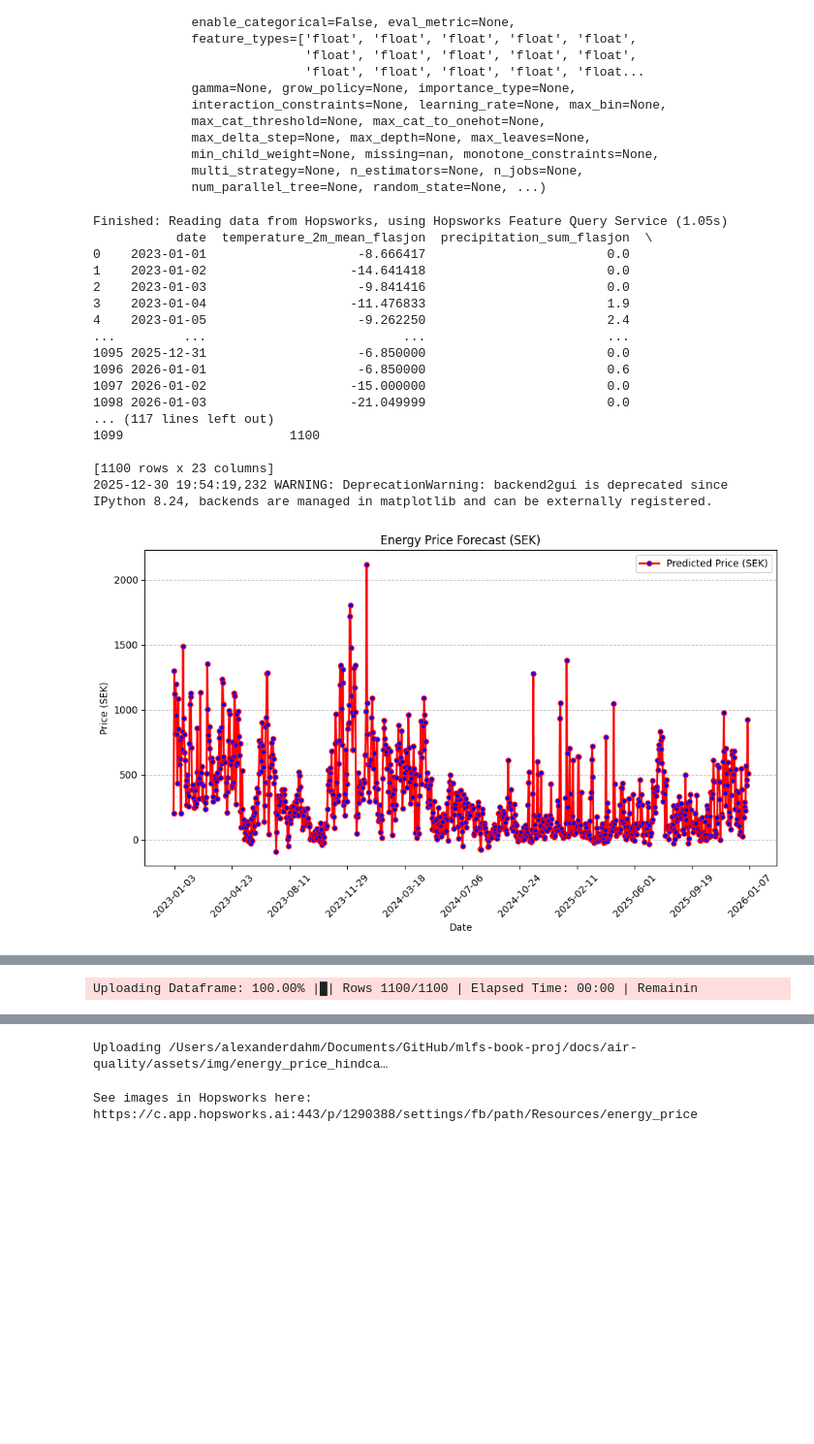
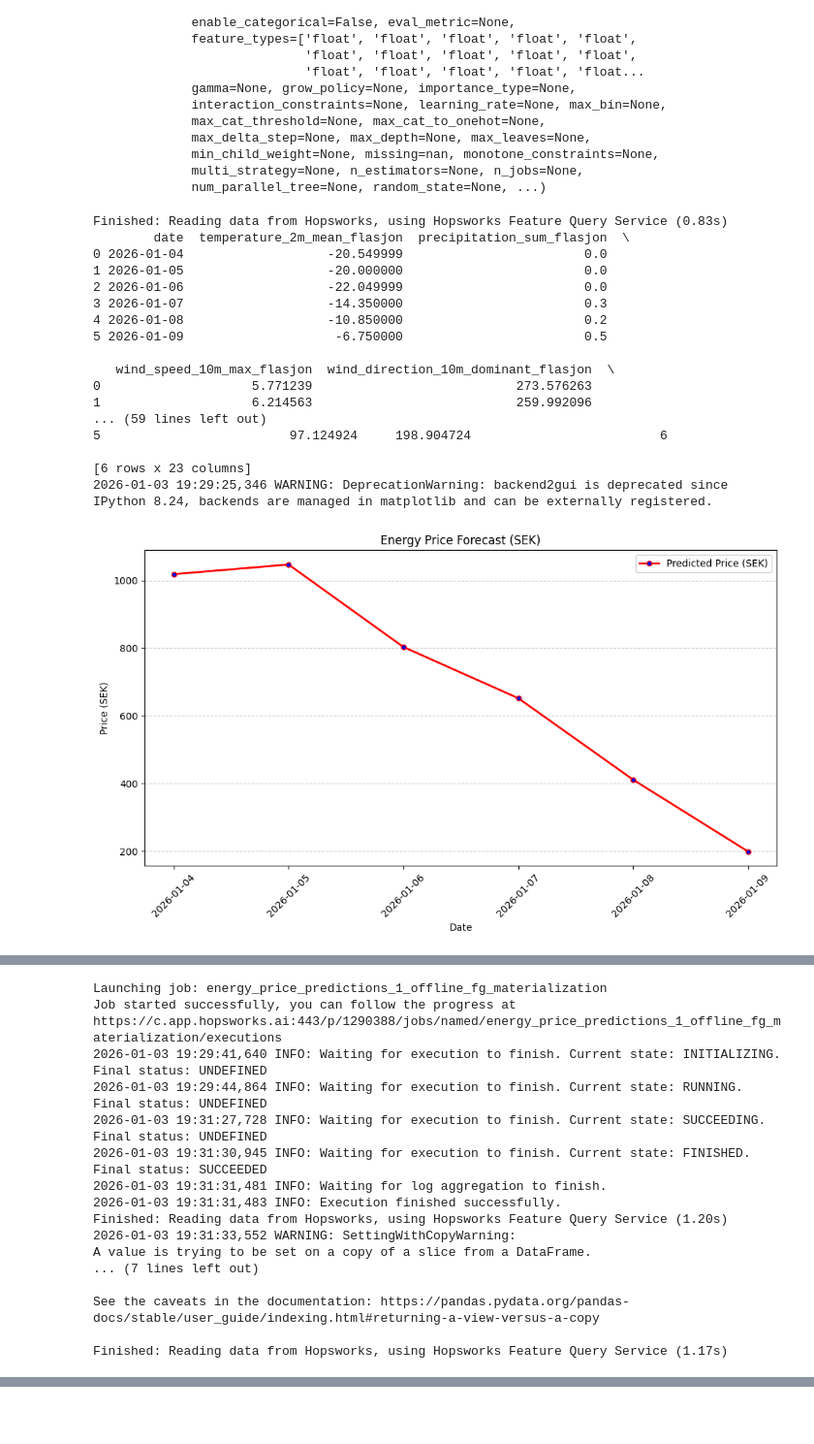
Before and after one commit to Flipperj/mlfs-book-proj, a Jupyter notebook: notebooks/airquality/4_air_quality_batch_inference.ipynb, the cells around one changed output, grey strips where cells are left out. Shown at 97% size. Saved outputs shown, nothing was run; the diff lists cells and outputs as text; code cells hidden in the pictures; blank space fills up the shorter version.

```diff
--- a/notebooks/airquality/4_air_quality_batch_inference.ipynb
+++ b/notebooks/airquality/4_air_quality_batch_inference.ipynb
@@ -157,7 +148,7 @@ energy_price_fg = fs.get_feature_group(
 )
 
 # Get batch data for predictions
-batch_data = weather_fg.read()
+batch_data = weather_fg.filter(weather_fg.date >= today).read()
 batch_data['date'] = pd.to_datetime(batch_data['date'], utc=True).dt.tz_convert(None)
 batch_data = batch_data.sort_values('date').reset_index(drop=True)
 
@@ -212,47 +203,52 @@ monitor_fg.insert(batch_data, wait=True)
 energy_price_df = energy_price_fg.read()
 energy_price_df['date'] = pd.to_datetime(energy_price_df['date'], utc=True).dt.tz_convert(None)
 
 outcome_df = energy_price_df[['date', 'sek']]
 preds_df = batch_data[['date', 'predicted_sek']]
 
 preds_df['date'] = pd.to_datetime(preds_df['date']).dt.tz_localize(None)
 outcome_df['date'] = pd.to_datetime(outcome_df['date']).dt.tz_localize(None)
 
 hindcast_df = pd.merge(preds_df, outcome_df, on="date")
 hindcast_df = hindcast_df.sort_values(by=['date'])
+
+# If there are no outcomes for predictions yet, generate some predictions/outcomes from existing data
+#if len(hindcast_df) == 0:
+hindcast_df = util.backfill_predictions_for_monitoring(weather_fg, energy_price_df, monitor_fg, retrieved_xgboost_model)
+hindcast_df
 print(hindcast_df)
 
 # Generate hindcast plot
 hindcast_file_path = f"{root_dir}/docs/air-quality/assets/img/energy_price_hindcast.png"
 plt = util.plot_energy_forecast(hindcast_df, hindcast_file_path, hindcast=True)
 plt.show()
 
 # Upload plots to Hopsworks
 dataset_api = project.get_dataset_api()
 str_today = today.strftime("%Y-%m-%d")
 if dataset_api.exists("Resources/energy_price") == False:
     dataset_api.mkdir("Resources/energy_price")
 dataset_api.upload(pred_file_path, f"Resources/energy_price/forecast_{str_today}", overwrite=True)
 dataset_api.upload(hindcast_file_path, f"Resources/energy_price/hindcast_{str_today}", overwrite=True)
 
 proj_url = project.get_url()
 print(f"See images in Hopsworks here: {proj_url}/settings/fb/path/Resources/energy_price")
 # %% [output]
-Finished: Reading data from Hopsworks, using Hopsworks Feature Query Service (1.05s)
-           date  temperature_2m_mean_flasjon  precipitation_sum_flasjon  \
-0    2023-01-01                    -8.666417                        0.0
-1    2023-01-02                   -14.641418                        0.0
-2    2023-01-03                    -9.841416                        0.0
-3    2023-01-04                   -11.476833                        1.9
-4    2023-01-05                    -9.262250                        2.4
-...         ...                          ...                        ...
-1095 2025-12-31                    -6.850000                        0.0
-1096 2026-01-01                    -6.850000                        0.6
-1097 2026-01-02                   -15.000000                        0.0
-1098 2026-01-03                   -21.049999                        0.0
-... (117 lines left out)
-1099                      1100
+Finished: Reading data from Hopsworks, using Hopsworks Feature Query Service (0.83s)
+        date  temperature_2m_mean_flasjon  precipitation_sum_flasjon  \
+0 2026-01-04                   -20.549999                        0.0
+1 2026-01-05                   -20.000000                        0.0
+2 2026-01-06                   -22.049999                        0.0
+3 2026-01-07                   -14.350000                        0.3
+4 2026-01-08                   -10.850000                        0.2
+5 2026-01-09                    -6.750000                        0.5
 
-[1100 rows x 23 columns]
-2025-12-30 19:54:19,232 WARNING: DeprecationWarning: backend2gui is deprecated since IPython 8.24, backends are managed in matplotlib and can be externally registered.
+   wind_speed_10m_max_flasjon  wind_direction_10m_dominant_flasjon  \
+0                    5.771239                           273.576263
+1                    6.214563                           259.992096
+... (59 lines left out)
+5                         97.124924     198.904724                         6
+
+[6 rows x 23 columns]
+2026-01-03 19:29:25,346 WARNING: DeprecationWarning: backend2gui is deprecated since IPython 8.24, backends are managed in matplotlib and can be externally registered.
-[figure, old version]
+[figure, new version]
@@ -261 +256,17 @@ https://c.app.hopsworks.ai:443/p/1290388/fs/1279043/fg/1876502
-Uploading Dataframe: 100.00% |█| Rows 1100/1100 | Elapsed Time: 00:00 | Remainin
+Launching job: energy_price_predictions_1_offline_fg_materialization
+Job started successfully, you can follow the progress at
+https://c.app.hopsworks.ai:443/p/1290388/jobs/named/energy_price_predictions_1_offline_fg_materialization/executions
+2026-01-03 19:29:41,640 INFO: Waiting for execution to finish. Current state: INITIALIZING. Final status: UNDEFINED
+2026-01-03 19:29:44,864 INFO: Waiting for execution to finish. Current state: RUNNING. Final status: UNDEFINED
+2026-01-03 19:31:27,728 INFO: Waiting for execution to finish. Current state: SUCCEEDING. Final status: UNDEFINED
+2026-01-03 19:31:30,945 INFO: Waiting for execution to finish. Current state: FINISHED. Final status: SUCCEEDED
+2026-01-03 19:31:31,481 INFO: Waiting for log aggregation to finish.
+2026-01-03 19:31:31,483 INFO: Execution finished successfully.
+Finished: Reading data from Hopsworks, using Hopsworks Feature Query Service (1.20s)
+2026-01-03 19:31:33,552 WARNING: SettingWithCopyWarning:
+A value is trying to be set on a copy of a slice from a DataFrame.
+... (7 lines left out)
+
+See the caveats in the documentation: https://pandas.pydata.org/pandas-docs/stable/user_guide/indexing.html#returning-a-view-versus-a-copy
+
+Finished: Reading data from Hopsworks, using Hopsworks Feature Query Service (1.17s)
@@ -281,4 +275,2 @@ Uploading /Users/alexanderdahm/Documents/GitHub/mlfs-book-proj/docs/air-quality/
-Uploading /Users/alexanderdahm/Documents/GitHub/mlfs-book-proj/docs/air-quality/assets/img/energy_price_hindca…
-See images in Hopsworks here: https://c.app.hopsworks.ai:443/p/1290388/settings/fb/path/Resources/energy_price
 # %% [markdown]
 ##
```
Also changed, not shown: parts of 5 cells of this notebook, 7 other files.
